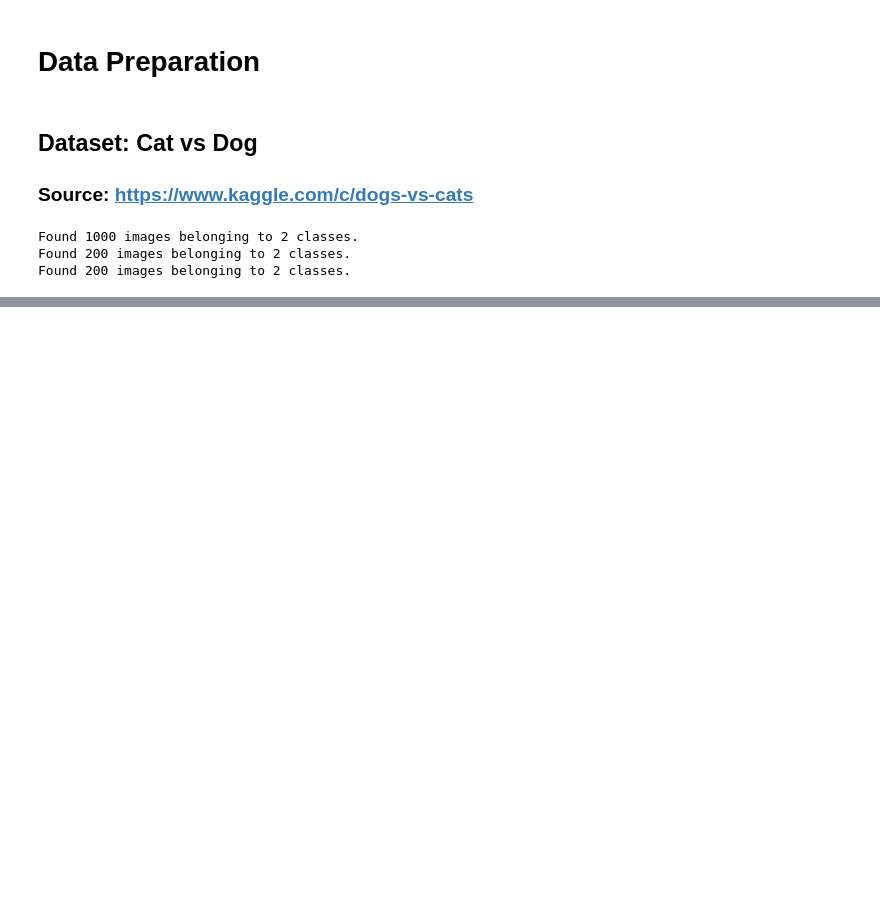
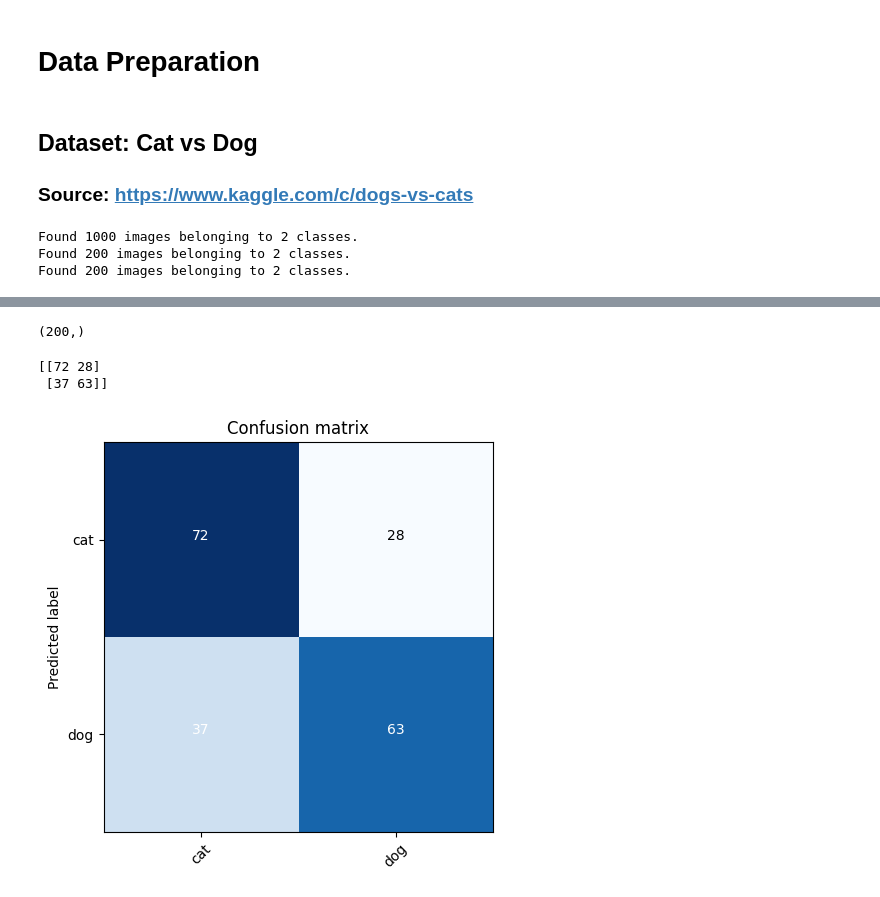
Before and after one commit to AntoniSopka97/Cat_Dog_Classifications_Keras, a Jupyter notebook: Cat_Dog_Classifications_use_Kearas.ipynb, the cells around one changed output, grey strips where cells are left out. Saved outputs shown, nothing was run; the diff lists cells and outputs as text; code cells hidden in the pictures; blank space fills up the shorter version.

```diff
--- a/Cat_Dog_Classifications_use_Kearas.ipynb
+++ b/Cat_Dog_Classifications_use_Kearas.ipynb
@@ -113,0 +251,2 @@ print(labels) #[1,0] - cat | [0,1] - dog
+# %%
+predict = cnn_model.predict(x = test_batches)
@@ -113,0 +275,14 @@ print(labels) #[1,0] - cat | [0,1] - dog
+# %%
+test_batches.classes.shape
+# %% [output]
+(200,)
+# %%
+predictions = np.argmax(predict, axis =-1)
+cm = confusion_matrix(y_true = test_batches.classes, y_pred = predictions)
+# %%
+cm_plot_labels = ['cat', 'dog']
+plot_conflusion_matrix(cm = cm, classes=cm_plot_labels)
+# %% [output]
+[[72 28]
+ [37 63]]
+[figure, added]
```
Also changed, not shown: parts of 19 cells of this notebook.
